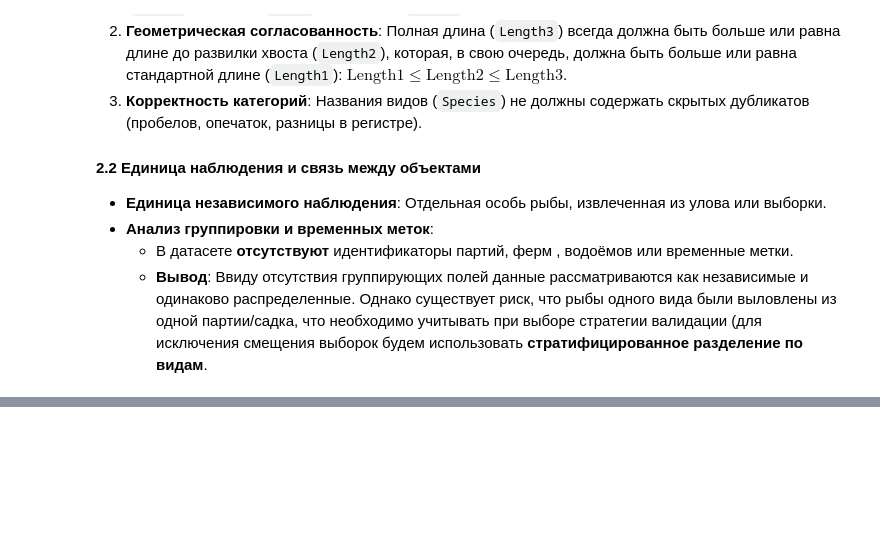
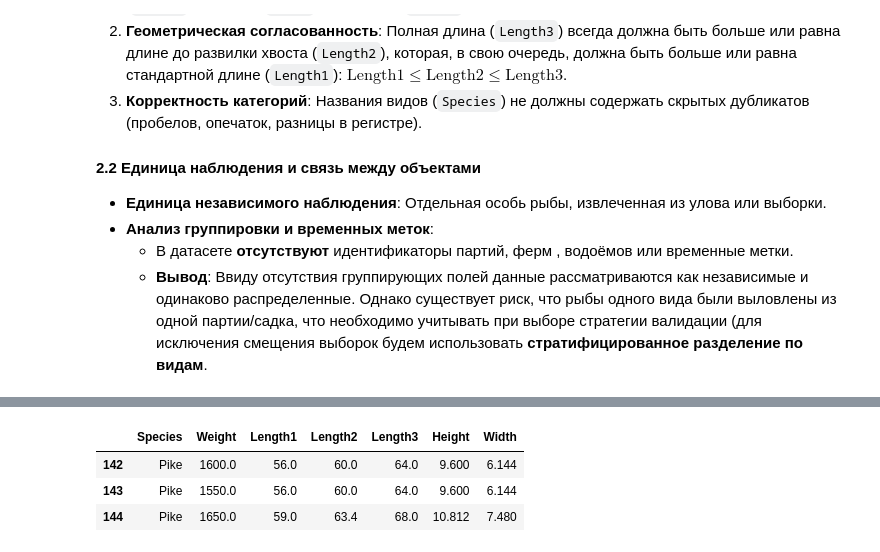
Before and after one commit to fan4stic/AI_lab1_fish, a Jupyter notebook: notebooks/01-eda.ipynb, the cells around one changed output, grey strips where cells are left out. Saved outputs shown, nothing was run; the diff lists cells and outputs as text; code cells hidden in the pictures; blank space fills up the shorter version.

```diff
--- a/notebooks/01-eda.ipynb
+++ b/notebooks/01-eda.ipynb
@@ -74,0 +325,65 @@ memory usage: 8.8 KB
+# %%
+import pandas as pd
+import numpy as np
+
+# Выбираем только числовые столбцы
+num_cols = ['Weight', 'Length1', 'Length2', 'Length3', 'Height', 'Width']
+
+iqr_outliers_idx = set()
+mad_outliers_idx = set()
+
+outliers_summary = []
+
+for col in num_cols:
+    series = df[col]
+
+    # --- 1. Расчет показателей и поиск выбросов через IQR ---
+    q1 = series.quantile(0.25)
+    q3 = series.quantile(0.75)
+    iqr_val = q3 - q1  # Межквартильный размах (значение IQR)
+    lower_bound_iqr = q1 - 1.5 * iqr_val
+    upper_bound_iqr = q3 + 1.5 * iqr_val
+
+    col_iqr_outliers = df[(series < lower_bound_iqr) | (series > upper_bound_iqr)].index
+    iqr_outliers_idx.update(col_iqr_outliers)
+
+    # --- 2. Расчет показателей и поиск выбросов через MAD ---
+    median_val = series.median()
+    mad_val = (series - median_val).abs().median()  # Медианное абсолютное отклонение (значение MAD)
+
+    # Расчет робастной Z-оценки
+    if mad_val != 0:
+        z_mad = 0.6745 * (series - median_val) / mad_val
+        col_mad_outliers = df[z_mad.abs() > 3.5].index
+    else:
+        col_mad_outliers = pd.Index([])
+
+    mad_outliers_idx.update(col_mad_outliers)
+
+    # Сохраняем сводку с точными значениями IQR и MAD
+    outliers_summary.append({
+        'Признак': col,
+        'Медиана': round(median_val, 2),
+        'IQR (размах)': round(iqr_val, 2),
+        'MAD (отклонение)': round(mad_val, 2),
+        'Выбросов (IQR)': len(col_iqr_outliers),
+        'Выбросов (MAD)': len(col_mad_outliers),
+        'Границы IQR': f'[{lower_bound_iqr:.1f}, {upper_bound_iqr:.1f}]'
+    })
+
+# Формируем и выводим сводную таблицу
+df_outliers_summary = pd.DataFrame(outliers_summary)
+
+print("=== 1. Сводная статистика показателей IQR, MAD и выбросов ===")
+print(df_outliers_summary.to_string(index=False))
+
+# Объединение всех подозрительных индексов
+all_suspicious_idx = sorted(list(iqr_outliers_idx.union(mad_outliers_idx)))
+
+print(f"\n=== 2. Список подозрительных строк (всего: {len(all_suspicious_idx)}) ===")
+print("Индексы объектов:", all_suspicious_idx)
+
+# Показываем детализацию подозрительных строк
+print("\n=== 3. Детализация подозрительных объектов ===")
+display(df.loc[all_suspicious_idx])
+# %% [output]
@@ -74,0 +403,4 @@ memory usage: 8.8 KB
+|  | Species | Weight | Length1 | Length2 | Length3 | Height | Width |
+| 142 | Pike | 1600.0 | 56.0 | 60.0 | 64.0 | 9.600 | 6.144 |
+| 143 | Pike | 1550.0 | 56.0 | 60.0 | 64.0 | 9.600 | 6.144 |
+| 144 | Pike | 1650.0 | 59.0 | 63.4 | 68.0 | 10.812 | 7.480 |
```
Also changed, not shown: parts of 10 cells of this notebook.
